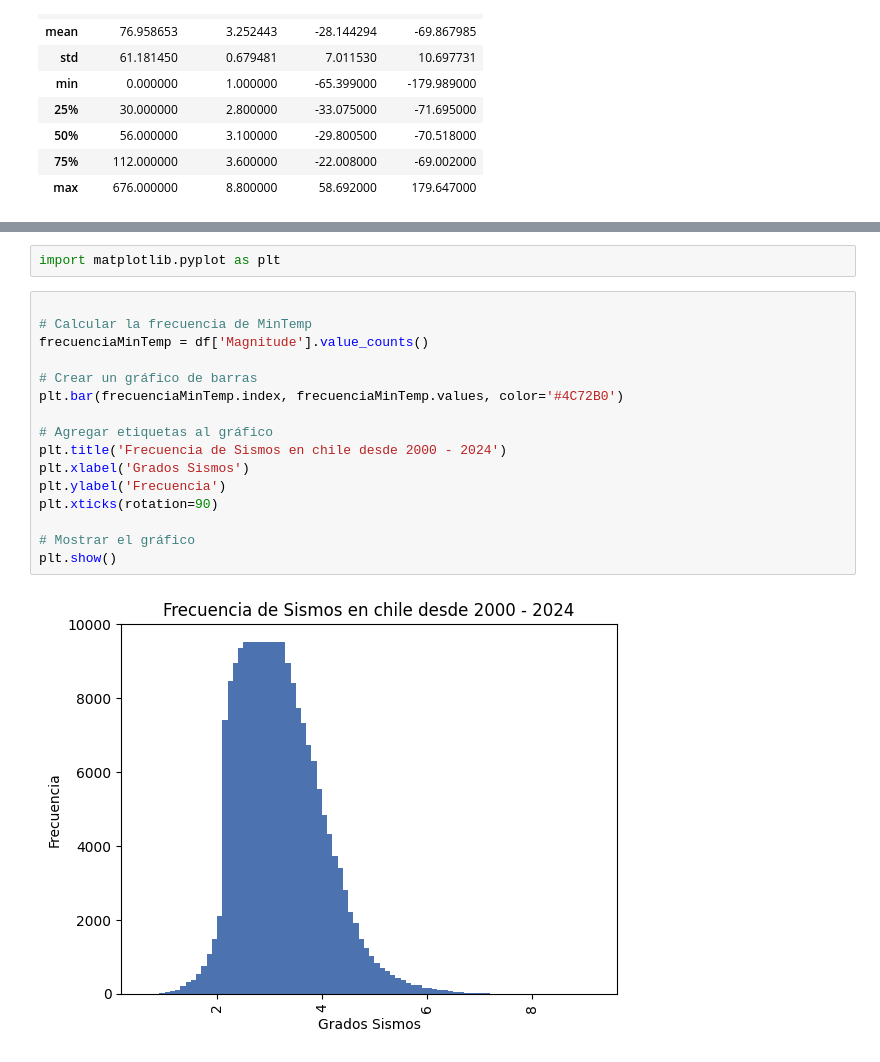
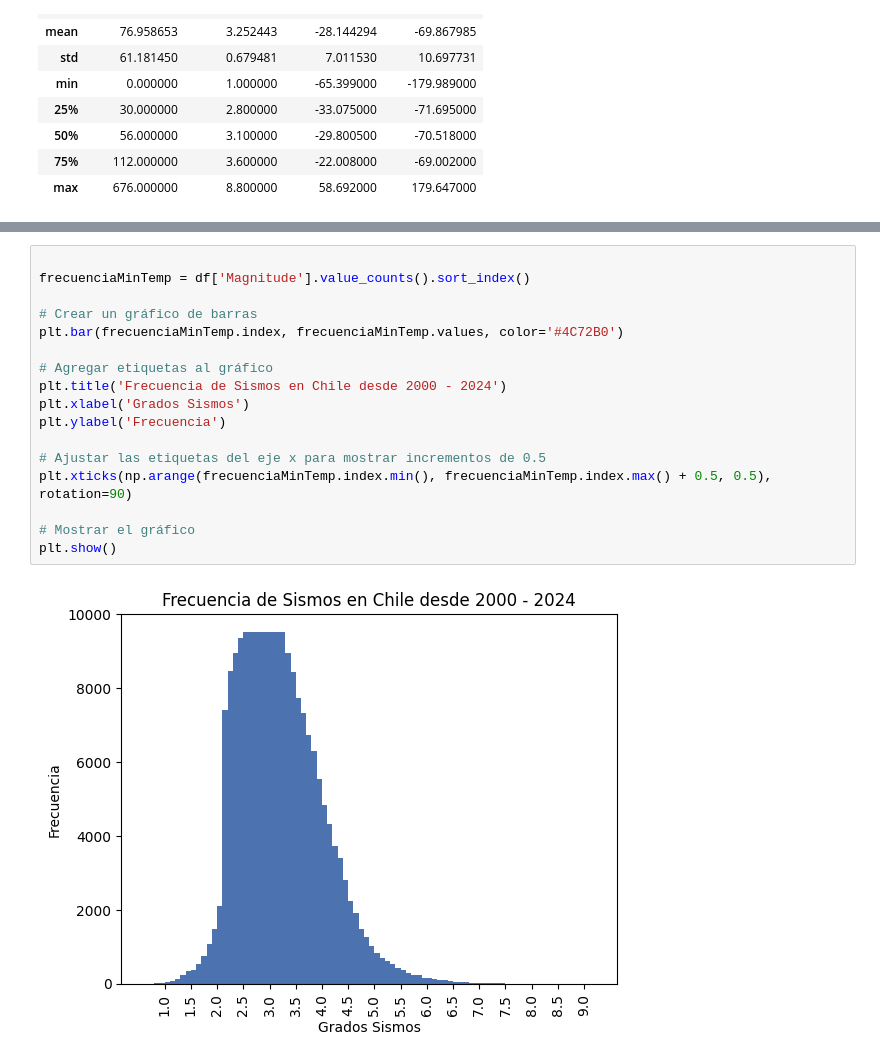
Before and after one commit to leandruko/sismos-Chile, a Jupyter notebook: analisis _sismos.ipynb, the cells around one changed output, grey strips where cells are left out. Drawn from its saved outputs; the diff is of its cells as text.

```diff
--- a/analisis _sismos.ipynb
+++ b/analisis _sismos.ipynb
@@ -289,23 +292,22 @@ for index, row in df_filtered.iterrows():
 m
 # %% [output]
 [interactive output not drawn]
-# %%
-import matplotlib.pyplot as plt
 # %%
 
-# Calcular la frecuencia de MinTemp
-frecuenciaMinTemp = df['Magnitude'].value_counts()
+frecuenciaMinTemp = df['Magnitude'].value_counts().sort_index()
 
 # Crear un gráfico de barras
 plt.bar(frecuenciaMinTemp.index, frecuenciaMinTemp.values, color='#4C72B0')
 
 # Agregar etiquetas al gráfico
-plt.title('Frecuencia de Sismos en chile desde 2000 - 2024')
+plt.title('Frecuencia de Sismos en Chile desde 2000 - 2024')
 plt.xlabel('Grados Sismos')
 plt.ylabel('Frecuencia')
-plt.xticks(rotation=90)
+
+# Ajustar las etiquetas del eje x para mostrar incrementos de 0.5
+plt.xticks(np.arange(frecuenciaMinTemp.index.min(), frecuenciaMinTemp.index.max() + 0.5, 0.5), rotation=90)
 
 # Mostrar el gráfico
 plt.show()
 # %% [output]
-[figure, old version]
+[figure, new version]
```
Also changed, not shown: parts of 5 cells of this notebook.
